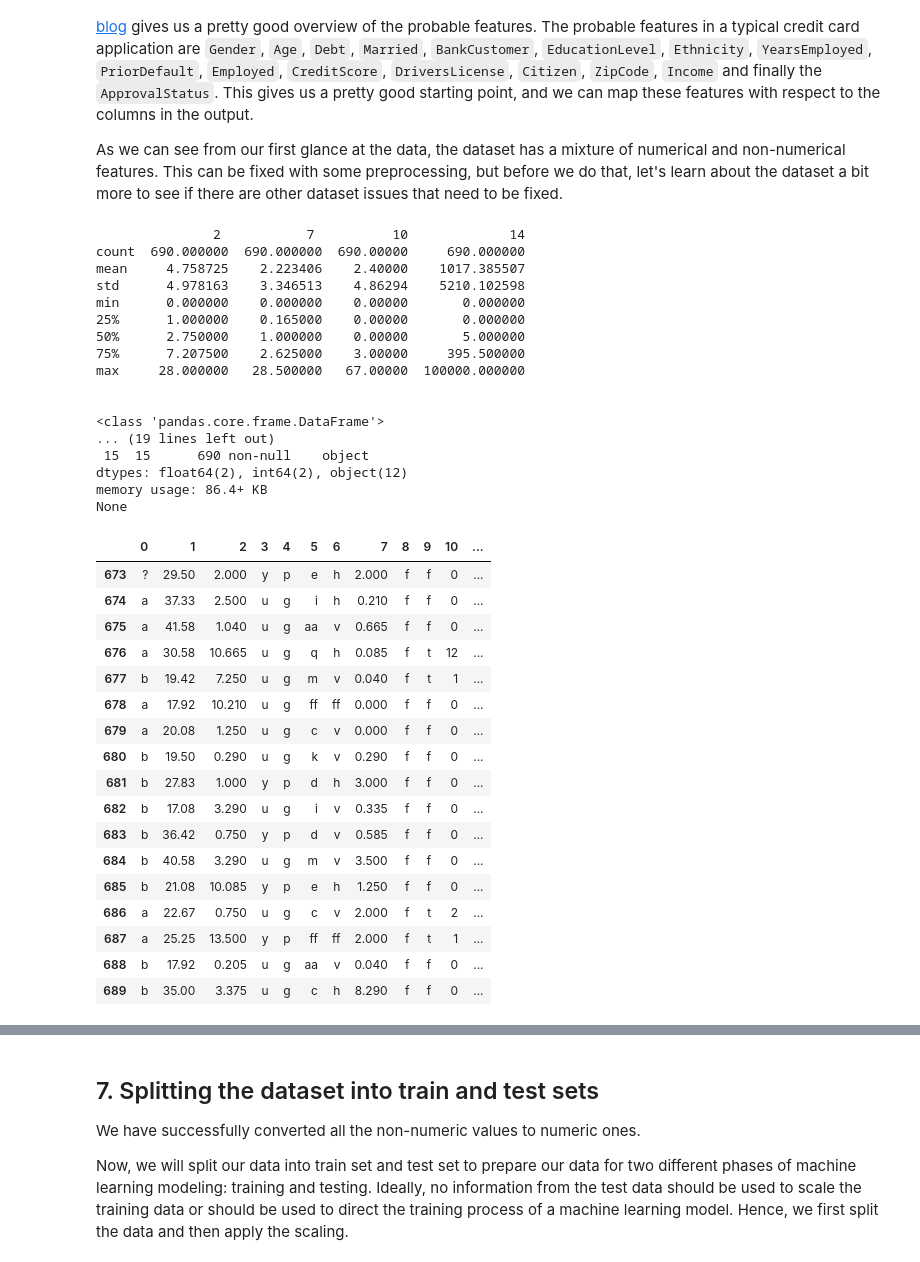
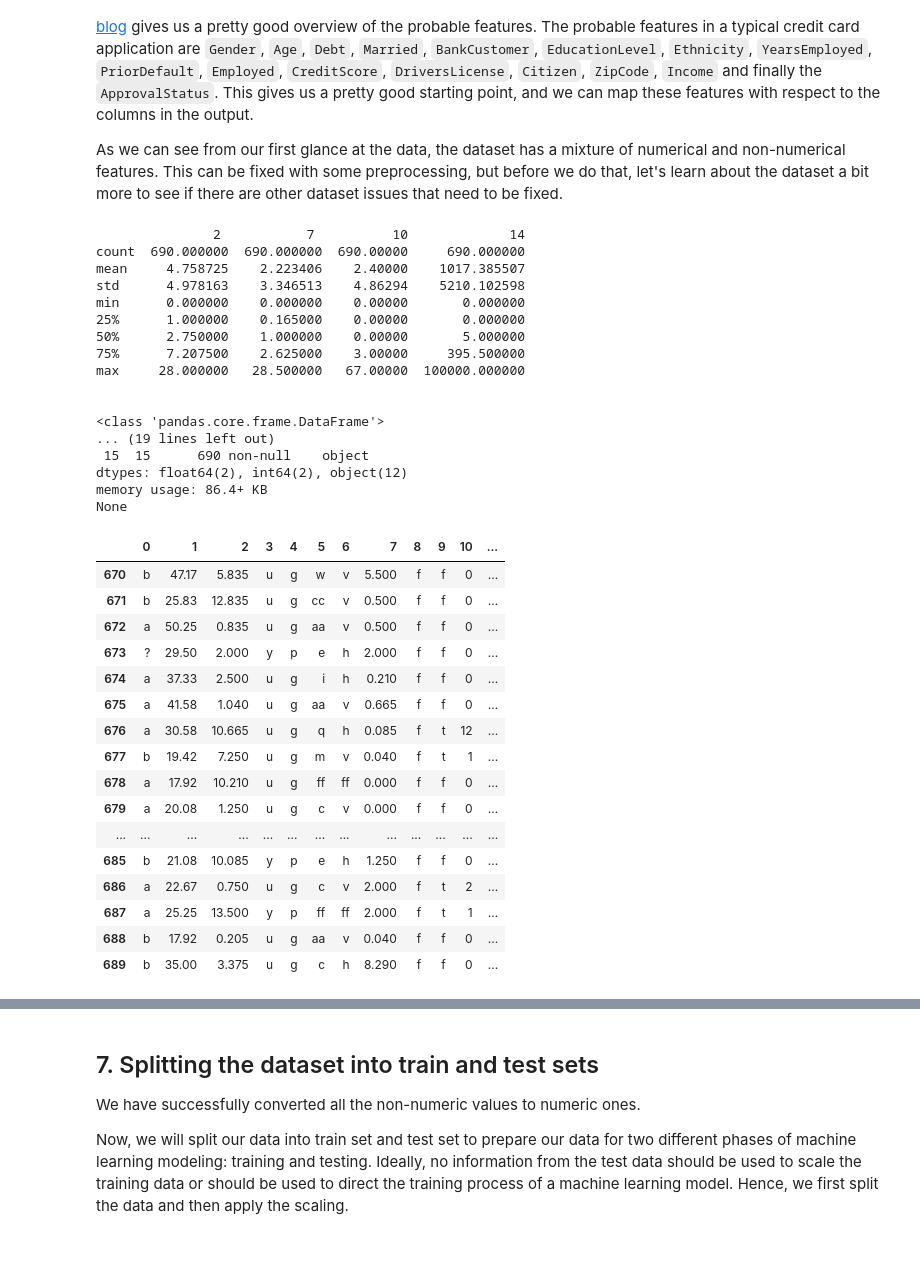
Before and after one commit to mayilmaz/credit_card, a Jupyter notebook: notebook.ipynb, the cells around one changed output, grey strips where cells are left out. Cells and saved outputs as stored; diff of their text form; code cells hidden in the pictures.

```diff
--- a/notebook.ipynb
+++ b/notebook.ipynb
@@ -33,38 +32,39 @@ cc_apps.head()
 <p>As we can see from our first glance at the data, the dataset has a mixture of numerical and non-numerical features. This can be fixed with some preprocessing, but before we do that, let's learn about the dataset a bit more to see if there are other dataset issues that need to be fixed.</p>
 # %%
 # Print summary statistics
-cc_apps_description = cc_apps.describe()
-print(cc_apps_description)
+print(cc_apps.describe())
 
 print("\n")
 
 # Print DataFrame information
-cc_apps_info = cc_apps.info()
-print(cc_apps_info)
+print(cc_apps.info())
 
 print("\n")
 
 # Inspect missing values in the dataset
-cc_apps.tail(17)
+cc_apps.tail(20)
 # %% [output]
                2           7          10             14
 count  690.000000  690.000000  690.00000     690.000000
 mean     4.758725    2.223406    2.40000    1017.385507
 std      4.978163    3.346513    4.86294    5210.102598
 min      0.000000    0.000000    0.00000       0.000000
 25%      1.000000    0.165000    0.00000       0.000000
 50%      2.750000    1.000000    0.00000       5.000000
 75%      7.207500    2.625000    3.00000     395.500000
 max     28.000000   28.500000   67.00000  100000.000000
 
 
 <class 'pandas.core.frame.DataFrame'>
 ... (19 lines left out)
  15  15      690 non-null    object
 dtypes: float64(2), int64(2), object(12)
 memory usage: 86.4+ KB
 None
 |  | 0 | 1 | 2 | 3 | 4 | 5 | 6 | 7 | 8 | 9 | 10 | ... |
+| 670 | b | 47.17 | 5.835 | u | g | w | v | 5.500 | f | f | 0 | ... |
+| 671 | b | 25.83 | 12.835 | u | g | cc | v | 0.500 | f | f | 0 | ... |
+| 672 | a | 50.25 | 0.835 | u | g | aa | v | 0.500 | f | f | 0 | ... |
 | 673 | ? | 29.50 | 2.000 | y | p | e | h | 2.000 | f | f | 0 | ... |
 | 674 | a | 37.33 | 2.500 | u | g | i | h | 0.210 | f | f | 0 | ... |
 | 675 | a | 41.58 | 1.040 | u | g | aa | v | 0.665 | f | f | 0 | ... |
@@ -72,11 +72,7 @@ None
 | 677 | b | 19.42 | 7.250 | u | g | m | v | 0.040 | f | t | 1 | ... |
 | 678 | a | 17.92 | 10.210 | u | g | ff | ff | 0.000 | f | f | 0 | ... |
 | 679 | a | 20.08 | 1.250 | u | g | c | v | 0.000 | f | f | 0 | ... |
-| 680 | b | 19.50 | 0.290 | u | g | k | v | 0.290 | f | f | 0 | ... |
-| 681 | b | 27.83 | 1.000 | y | p | d | h | 3.000 | f | f | 0 | ... |
-| 682 | b | 17.08 | 3.290 | u | g | i | v | 0.335 | f | f | 0 | ... |
-| 683 | b | 36.42 | 0.750 | y | p | d | v | 0.585 | f | f | 0 | ... |
-| 684 | b | 40.58 | 3.290 | u | g | m | v | 3.500 | f | f | 0 | ... |
+| ... | ... | ... | ... | ... | ... | ... | ... | ... | ... | ... | ... | ... |
 | 685 | b | 21.08 | 10.085 | y | p | e | h | 1.250 | f | f | 0 | ... |
 | 686 | a | 22.67 | 0.750 | u | g | c | v | 2.000 | f | t | 2 | ... |
 | 687 | a | 25.25 | 13.500 | y | p | ff | ff | 2.000 | f | t | 1 | ... |
```
Also changed, not shown: parts of 12 cells of this notebook.
